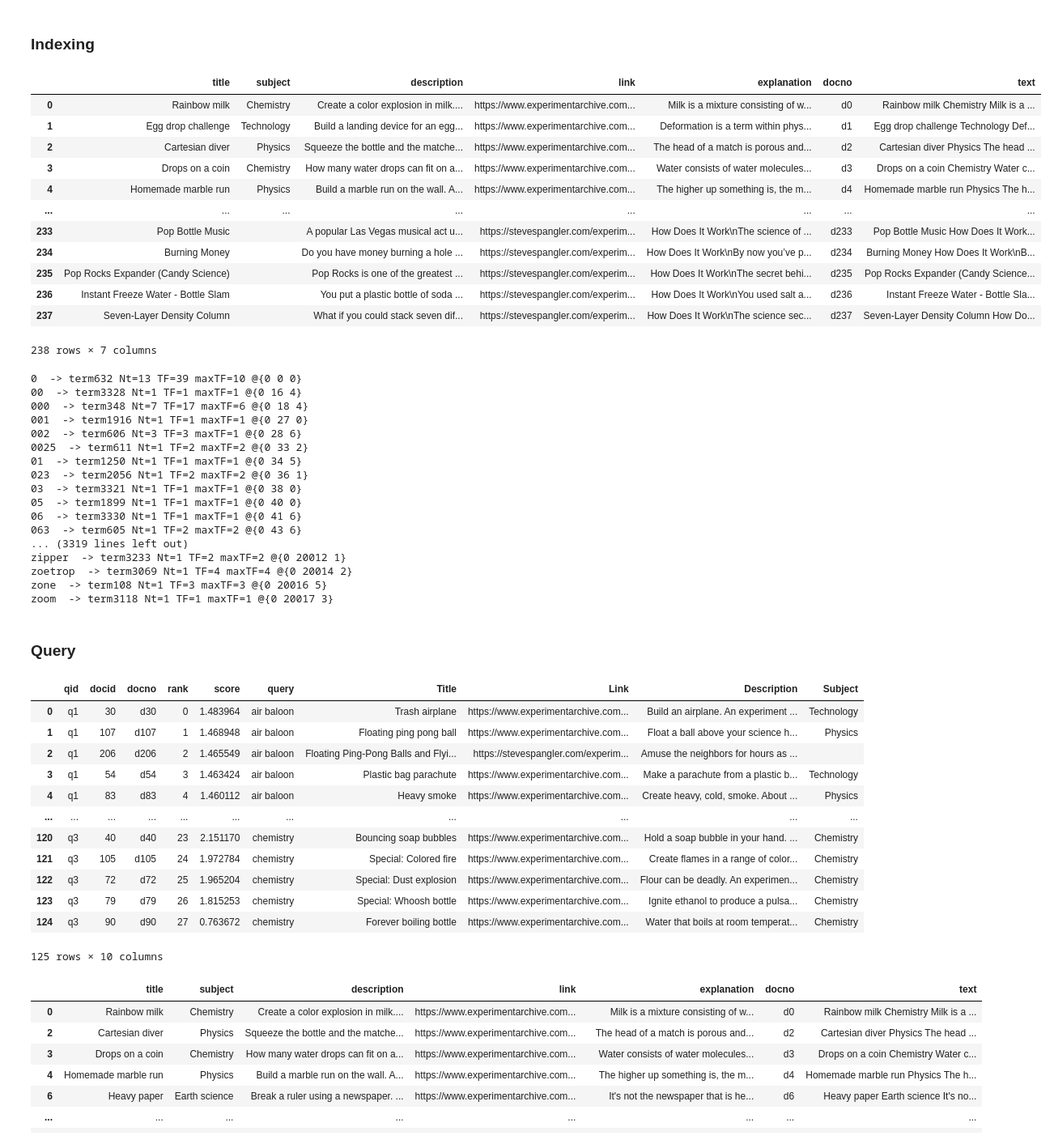
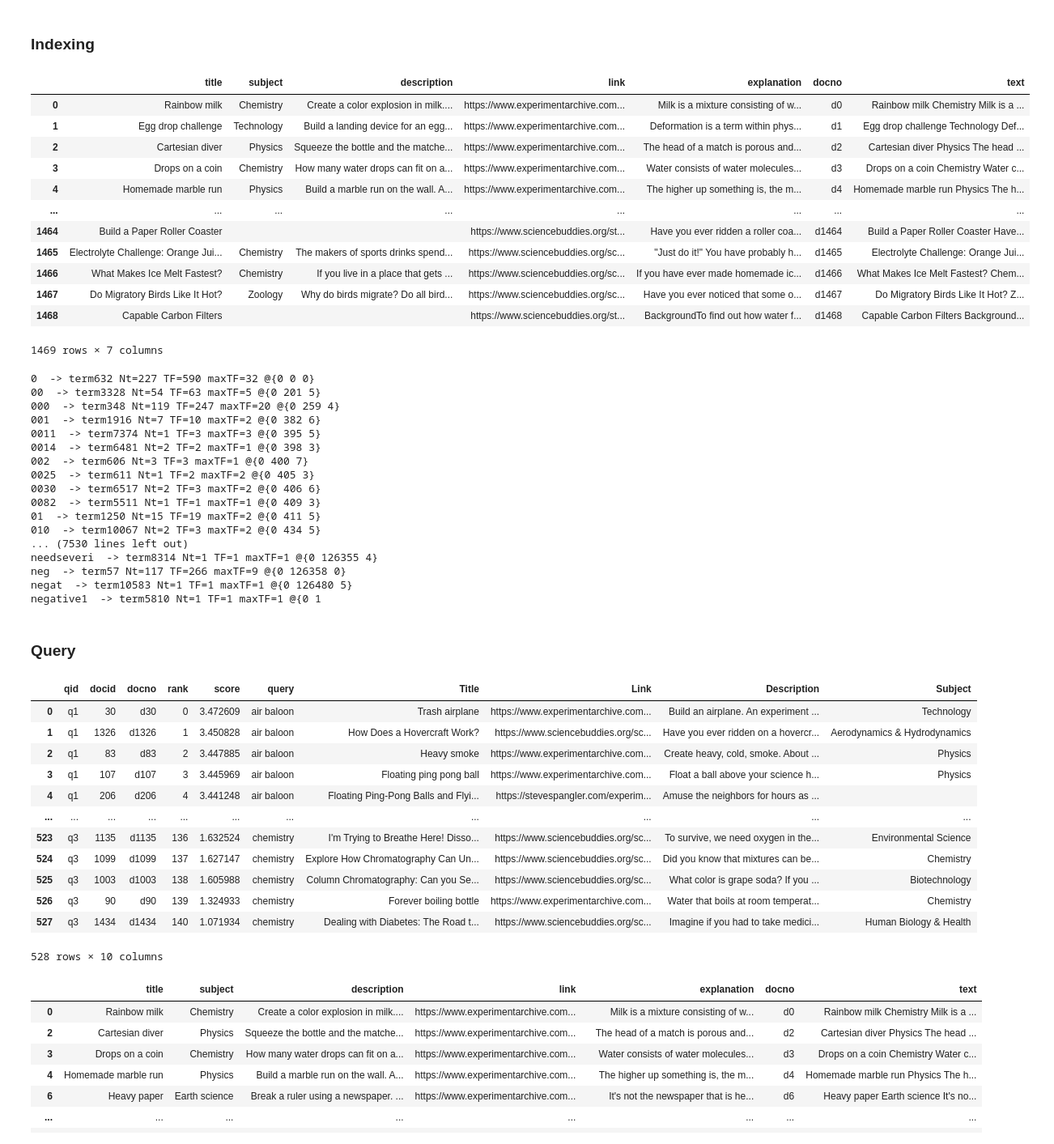
Before and after one commit to GianlucaMaragliano/information-retrieval, a Jupyter notebook: backend/science_experiments_pt.ipynb, the cells around one changed output. Shown at 81% size. Drawn from its saved outputs; the diff is of its cells as text; code cells hidden in the pictures.

```diff
--- a/backend/science_experiments_pt.ipynb
+++ b/backend/science_experiments_pt.ipynb
@@ -46,40 +33,41 @@ import pandas as pd
 
 docs_df = pd.read_json("./science_experiments/experiment_archive.json")
 
 docs_df_2 = pd.read_json("./science_experiments/steve_spangler.json")
 docs_df_2 = docs_df_2.apply(lambda x: x.str.strip() if x.dtype == "object" else x)
 
-docs_df_3 = pd.read_json("'/science_experiments/science_buddies.json")
+docs_df_3 = pd.read_json("./science_experiments/science_buddies.json")
 docs_df_3 = docs_df_3.apply(lambda x: x.str.strip() if x.dtype == "object" else x)
+docs_df_3 = docs_df_3.loc[docs_df_3["explanation"] != ""]
 
 docs_df = pd.concat([docs_df, docs_df_2], ignore_index=True)
 docs_df = pd.concat([docs_df, docs_df_3], ignore_index=True)
 docs_df = docs_df.fillna('')
 
 docno = ['d'+ str(i) for i in range(docs_df.shape[0])]
 docs_df['docno'] = docno
 docs_df['text'] = docs_df['title'] + ' ' + docs_df['subject'] + ' ' + docs_df['explanation']
 
 
 exp_title = docs_df.title.values
 exp_link = docs_df.link.values
 exp_desc = docs_df.description.values
 exp_subj = docs_df.subject.values
 docs_df
 # %% [output]
 |  | title | subject | description | link | explanation | docno | text |
 | 0 | Rainbow milk | Chemistry | Create a color explosion in milk.... | https://www.experimentarchive.com... | Milk is a mixture consisting of w... | d0 | Rainbow milk Chemistry Milk is a ... |
 | 1 | Egg drop challenge | Technology | Build a landing device for an egg... | https://www.experimentarchive.com... | Deformation is a term within phys... | d1 | Egg drop challenge Technology Def... |
 | 2 | Cartesian diver | Physics | Squeeze the bottle and the matche... | https://www.experimentarchive.com... | The head of a match is porous and... | d2 | Cartesian diver Physics The head ... |
 | 3 | Drops on a coin | Chemistry | How many water drops can fit on a... | https://www.experimentarchive.com... | Water consists of water molecules... | d3 | Drops on a coin Chemistry Water c... |
 | 4 | Homemade marble run | Physics | Build a marble run on the wall. A... | https://www.experimentarchive.com... | The higher up something is, the m... | d4 | Homemade marble run Physics The h... |
 | ... | ... | ... | ... | ... | ... | ... | ... |
-| 233 | Pop Bottle Music |  | A popular Las Vegas musical act u... | https://stevespangler.com/experim... | How Does It Work\nThe science of ... | d233 | Pop Bottle Music How Does It Work... |
-| 234 | Burning Money |  | Do you have money burning a hole ... | https://stevespangler.com/experim... | How Does It Work\nBy now you’ve p... | d234 | Burning Money How Does It Work\nB... |
-| 235 | Pop Rocks Expander (Candy Science) |  | Pop Rocks is one of the greatest ... | https://stevespangler.com/experim... | How Does It Work\nThe secret behi... | d235 | Pop Rocks Expander (Candy Science... |
-| 236 | Instant Freeze Water - Bottle Slam |  | You put a plastic bottle of soda ... | https://stevespangler.com/experim... | How Does It Work\nYou used salt a... | d236 | Instant Freeze Water - Bottle Sla... |
-| 237 | Seven-Layer Density Column |  | What if you could stack seven dif... | https://stevespangler.com/experim... | How Does It Work\nThe science sec... | d237 | Seven-Layer Density Column How Do... |
+| 1464 | Build a Paper Roller Coaster |  |  | https://www.sciencebuddies.org/st... | Have you ever ridden a roller coa... | d1464 | Build a Paper Roller Coaster Have... |
+| 1465 | Electrolyte Challenge: Orange Jui... | Chemistry | The makers of sports drinks spend... | https://www.sciencebuddies.org/sc... | "Just do it!" You have probably h... | d1465 | Electrolyte Challenge: Orange Jui... |
+| 1466 | What Makes Ice Melt Fastest? | Chemistry | If you live in a place that gets ... | https://www.sciencebuddies.org/sc... | If you have ever made homemade ic... | d1466 | What Makes Ice Melt Fastest? Chem... |
+| 1467 | Do Migratory Birds Like It Hot? | Zoology | Why do birds migrate? Do all bird... | https://www.sciencebuddies.org/sc... | Have you ever noticed that some o... | d1467 | Do Migratory Birds Like It Hot? Z... |
+| 1468 | Capable Carbon Filters |  |  | https://www.sciencebuddies.org/st... | BackgroundTo find out how water f... | d1468 | Capable Carbon Filters Background... |
-238 rows × 7 columns
+1469 rows × 7 columns
 # %%
 indexer = pt.DFIndexer("./index_3docs", overwrite=True)
 index_ref = indexer.index(docs_df['text'], docs_df['docno'])
@@ -89,23 +77,23 @@ index = pt.IndexFactory.of(index_ref)
 for kv in index.getLexicon():
   print("%s  -> %s " % (kv.getKey(), kv.getValue().toString()  ))
 # %% [output]
-0  -> term632 Nt=13 TF=39 maxTF=10 @{0 0 0}
-00  -> term3328 Nt=1 TF=1 maxTF=1 @{0 16 4}
-000  -> term348 Nt=7 TF=17 maxTF=6 @{0 18 4}
-001  -> term1916 Nt=1 TF=1 maxTF=1 @{0 27 0}
-002  -> term606 Nt=3 TF=3 maxTF=1 @{0 28 6}
-0025  -> term611 Nt=1 TF=2 maxTF=2 @{0 33 2}
-01  -> term1250 Nt=1 TF=1 maxTF=1 @{0 34 5}
-023  -> term2056 Nt=1 TF=2 maxTF=2 @{0 36 1}
-03  -> term3321 Nt=1 TF=1 maxTF=1 @{0 38 0}
-05  -> term1899 Nt=1 TF=1 maxTF=1 @{0 40 0}
-06  -> term3330 Nt=1 TF=1 maxTF=1 @{0 41 6}
-063  -> term605 Nt=1 TF=2 maxTF=2 @{0 43 6}
-... (3319 lines left out)
-zipper  -> term3233 Nt=1 TF=2 maxTF=2 @{0 20012 1}
-zoetrop  -> term3069 Nt=1 TF=4 maxTF=4 @{0 20014 2}
-zone  -> term108 Nt=1 TF=3 maxTF=3 @{0 20016 5}
-zoom  -> term3118 Nt=1 TF=1 maxTF=1 @{0 20017 3}
+0  -> term632 Nt=227 TF=590 maxTF=32 @{0 0 0}
+00  -> term3328 Nt=54 TF=63 maxTF=5 @{0 201 5}
+000  -> term348 Nt=119 TF=247 maxTF=20 @{0 259 4}
+001  -> term1916 Nt=7 TF=10 maxTF=2 @{0 382 6}
+0011  -> term7374 Nt=1 TF=3 maxTF=3 @{0 395 5}
+0014  -> term6481 Nt=2 TF=2 maxTF=1 @{0 398 3}
+002  -> term606 Nt=3 TF=3 maxTF=1 @{0 400 7}
+0025  -> term611 Nt=1 TF=2 maxTF=2 @{0 405 3}
+0030  -> term6517 Nt=2 TF=3 maxTF=2 @{0 406 6}
+0082  -> term5511 Nt=1 TF=1 maxTF=1 @{0 409 3}
+01  -> term1250 Nt=15 TF=19 maxTF=2 @{0 411 5}
+010  -> term10067 Nt=2 TF=3 maxTF=2 @{0 434 5}
+... (7530 lines left out)
+needseveri  -> term8314 Nt=1 TF=1 maxTF=1 @{0 126355 4}
+neg  -> term57 Nt=117 TF=266 maxTF=9 @{0 126358 0}
+negat  -> term10583 Nt=1 TF=1 maxTF=1 @{0 126480 5}
+negative1  -> term5810 Nt=1 TF=1 maxTF=1 @{0 1
 # %% [markdown]
 ### Query
 # %%
@@ -151,18 +139,18 @@ res = br(queries)
 retrieve_exp(res)
 # %% [output]
 |  | qid | docid | docno | rank | score | query | Title | Link | Description | Subject |
-| 0 | q1 | 30 | d30 | 0 | 1.483964 | air baloon | Trash airplane | https://www.experimentarchive.com... | Build an airplane. An experiment ... | Technology |
-| 1 | q1 | 107 | d107 | 1 | 1.468948 | air baloon | Floating ping pong ball | https://www.experimentarchive.com... | Float a ball above your science h... | Physics |
-| 2 | q1 | 206 | d206 | 2 | 1.465549 | air baloon | Floating Ping-Pong Balls and Flyi... | https://stevespangler.com/experim... | Amuse the neighbors for hours as ... |  |
-| 3 | q1 | 54 | d54 | 3 | 1.463424 | air baloon | Plastic bag parachute | https://www.experimentarchive.com... | Make a parachute from a plastic b... | Technology |
-| 4 | q1 | 83 | d83 | 4 | 1.460112 | air baloon | Heavy smoke | https://www.experimentarchive.com... | Create heavy, cold, smoke. About ... | Physics |
+| 0 | q1 | 30 | d30 | 0 | 3.472609 | air baloon | Trash airplane | https://www.experimentarchive.com... | Build an airplane. An experiment ... | Technology |
+| 1 | q1 | 1326 | d1326 | 1 | 3.450828 | air baloon | How Does a Hovercraft Work? | https://www.sciencebuddies.org/sc... | Have you ever ridden on a hovercr... | Aerodynamics & Hydrodynamics |
+| 2 | q1 | 83 | d83 | 2 | 3.447885 | air baloon | Heavy smoke | https://www.experimentarchive.com... | Create heavy, cold, smoke. About ... | Physics |
+| 3 | q1 | 107 | d107 | 3 | 3.445969 | air baloon | Floating ping pong ball | https://www.experimentarchive.com... | Float a ball above your science h... | Physics |
+| 4 | q1 | 206 | d206 | 4 | 3.441248 | air baloon | Floating Ping-Pong Balls and Flyi... | https://stevespangler.com/experim... | Amuse the neighbors for hours as ... |  |
 | ... | ... | ... | ... | ... | ... | ... | ... | ... | ... | ... |
-| 120 | q3 | 40 | d40 | 23 | 2.151170 | chemistry | Bouncing soap bubbles | https://www.experimentarchive.com... | Hold a soap bubble in your hand. ... | Chemistry |
-| 121 | q3 | 105 | d105 | 24 | 1.972784 | chemistry | Special: Colored fire | https://www.experimentarchive.com... | Create flames in a range of color... | Chemistry |
-| 122 | q3 | 72 | d72 | 25 | 1.965204 | chemistry | Special: Dust explosion | https://www.experimentarchive.com... | Flour can be deadly. An experimen... | Chemistry |
-| 123 | q3 | 79 | d79 | 26 | 1.815253 | chemistry | Special: Whoosh bottle | https://www.experimentarchive.com... | Ignite ethanol to produce a pulsa... | Chemistry |
-| 124 | q3 | 90 | d90 | 27 | 0.763672 | chemistry | Forever boiling bottle | https://www.experimentarchive.com... | Water that boils at room temperat... | Chemistry |
+| 523 | q3 | 1135 | d1135 | 136 | 1.632524 | chemistry | I'm Trying to Breathe Here! Disso... | https://www.sciencebuddies.org/sc... | To survive, we need oxygen in the... | Environmental Science |
+| 524 | q3 | 1099 | d1099 | 137 | 1.627147 | chemistry | Explore How Chromatography Can Un... | https://www.sciencebuddies.org/sc... | Did you know that mixtures can be... | Chemistry |
+| 525 | q3 | 1003 | d1003 | 138 | 1.605988 | chemistry | Column Chromatography: Can you Se... | https://www.sciencebuddies.org/sc... | What color is grape soda? If you ... | Biotechnology |
+| 526 | q3 | 90 | d90 | 139 | 1.324933 | chemistry | Forever boiling bottle | https://www.experimentarchive.com... | Water that boils at room temperat... | Chemistry |
+| 527 | q3 | 1434 | d1434 | 140 | 1.071934 | chemistry | Dealing with Diabetes: The Road t... | https://www.sciencebuddies.org/sc... | Imagine if you had to take medici... | Human Biology & Health |
-125 rows × 10 columns
+528 rows × 10 columns
 # %%
 doc_list = res['docno'].tolist()
 
```
Also changed, not shown: parts of 3 cells of this notebook, 4 other files.
